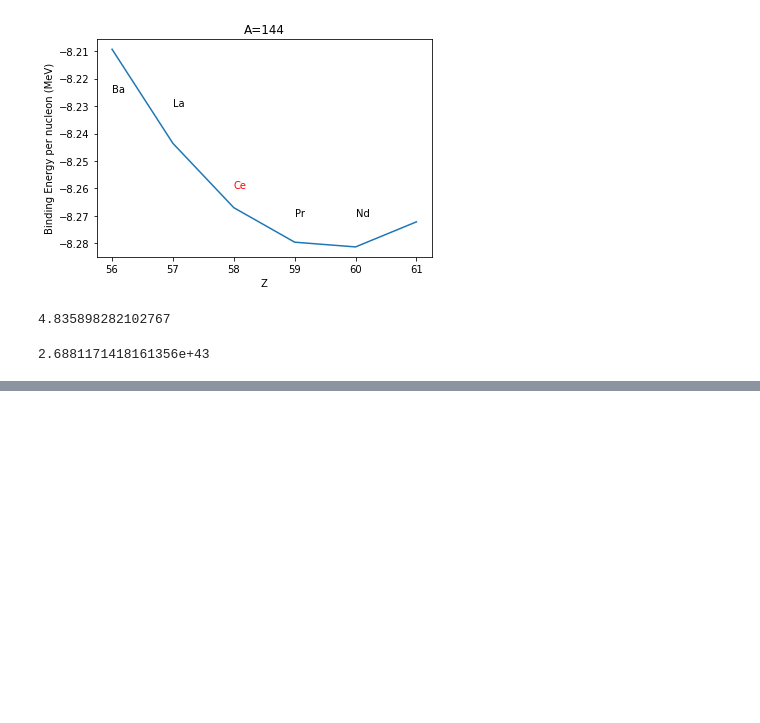
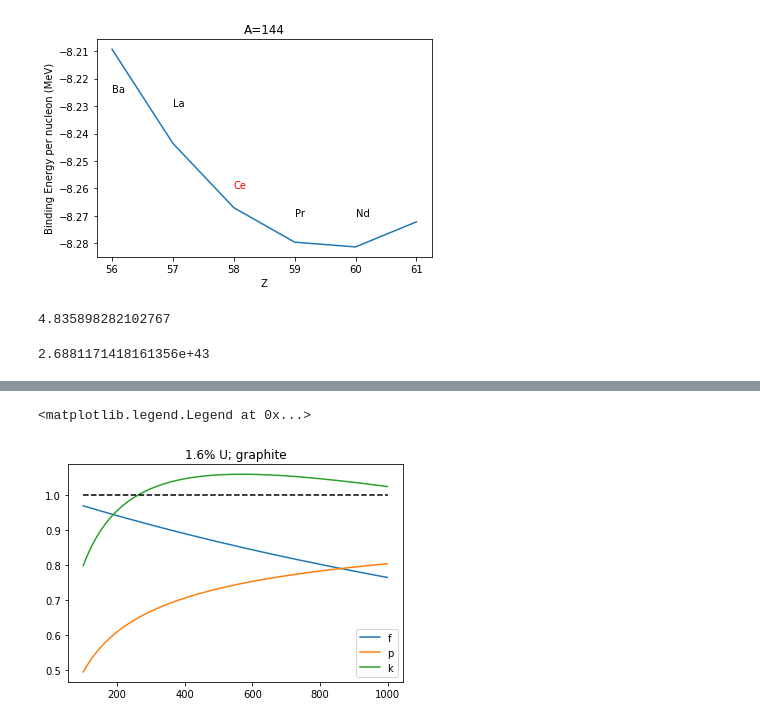
Before and after one commit to dodelson/Physics-of-Energy, a Jupyter notebook: Code/nuclear.ipynb, the cells around one changed output, grey strips where cells are left out. Cells and saved outputs as stored; diff of their text form; code cells hidden in the pictures; blank space fills up the shorter version.

```diff
--- a/Code/nuclear.ipynb
+++ b/Code/nuclear.ipynb
@@ -91,0 +142,13 @@ np.exp(100)
+# %%
+xe=.016
+farr=f(xe,y,graphite)
+plt.plot(y,farr,label='f')
+parr=p(xe,y,xig,smsg)
+plt.plot(y,parr,label='p')
+plt.plot(y,parr*farr*eta(xe),label='k')
+plt.plot([100,1000],[1,1],'--k')
+plt.title('1.6% U; graphite')
+plt.legend()
+# %% [output]
+<matplotlib.legend.Legend at 0x...>
+[figure, added]
```
Also changed, not shown: parts of 5 cells of this notebook.
